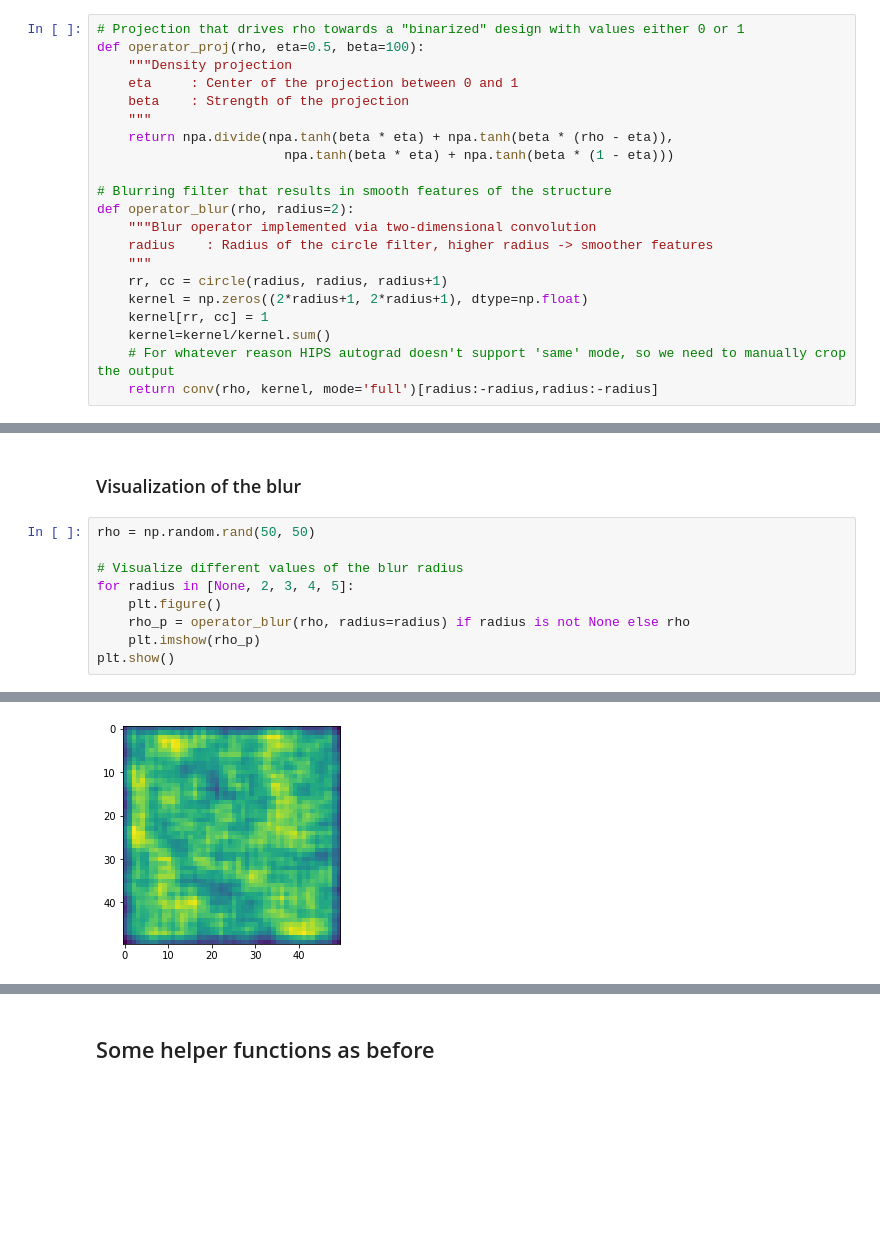
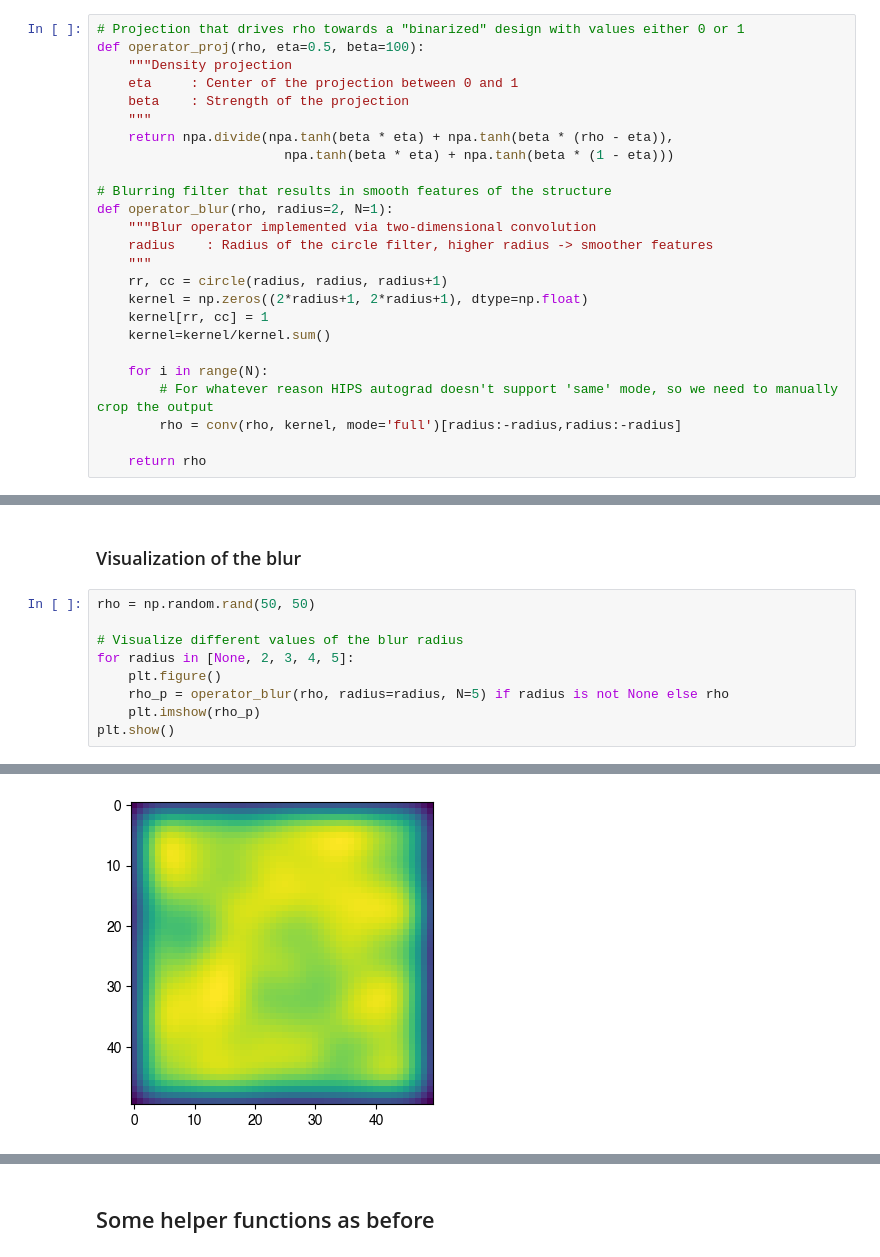
Before and after one commit to fancompute/workshop-invdesign, a Jupyter notebook: 03_Invdes_parameterization.ipynb, the cells around one changed output, grey strips where cells are left out. Drawn from its saved outputs; the diff is of its cells as text; blank space fills up the shorter version.

Commit message:
Added visualization of parameterization steps

```diff
--- a/03_Invdes_parameterization.ipynb
+++ b/03_Invdes_parameterization.ipynb
@@ -37,7 +37,7 @@ def operator_proj(rho, eta=0.5, beta=100):
                         npa.tanh(beta * eta) + npa.tanh(beta * (1 - eta)))
 
 # Blurring filter that results in smooth features of the structure
-def operator_blur(rho, radius=2):
+def operator_blur(rho, radius=2, N=1):
     """Blur operator implemented via two-dimensional convolution
     radius    : Radius of the circle filter, higher radius -> smoother features
     """
@@ -45,8 +45,12 @@ def operator_blur(rho, radius=2):
     kernel = np.zeros((2*radius+1, 2*radius+1), dtype=np.float)
     kernel[rr, cc] = 1
     kernel=kernel/kernel.sum()
-    # For whatever reason HIPS autograd doesn't support 'same' mode, so we need to manually crop the output
-    return conv(rho, kernel, mode='full')[radius:-radius,radius:-radius]
+
+    for i in range(N):
+        # For whatever reason HIPS autograd doesn't support 'same' mode, so we need to manually crop the output
+        rho = conv(rho, kernel, mode='full')[radius:-radius,radius:-radius]
+
+    return rho
 # %% [markdown]
 ### Visualization of the projection
 # %%
@@ -71,7 +75,7 @@ rho = np.random.rand(50, 50)
 # Visualize different values of the blur radius
 for radius in [None, 2, 3, 4, 5]:
     plt.figure()
-    rho_p = operator_blur(rho, radius=radius) if radius is not None else rho
+    rho_p = operator_blur(rho, radius=radius, N=5) if radius is not None else rho
     plt.imshow(rho_p)
 plt.show()
 # %% [output]
@@ -79 +83 @@ plt.show()
-[figure, old version]
+[figure, new version]
```
Also changed, not shown: parts of 8 cells of this notebook.
